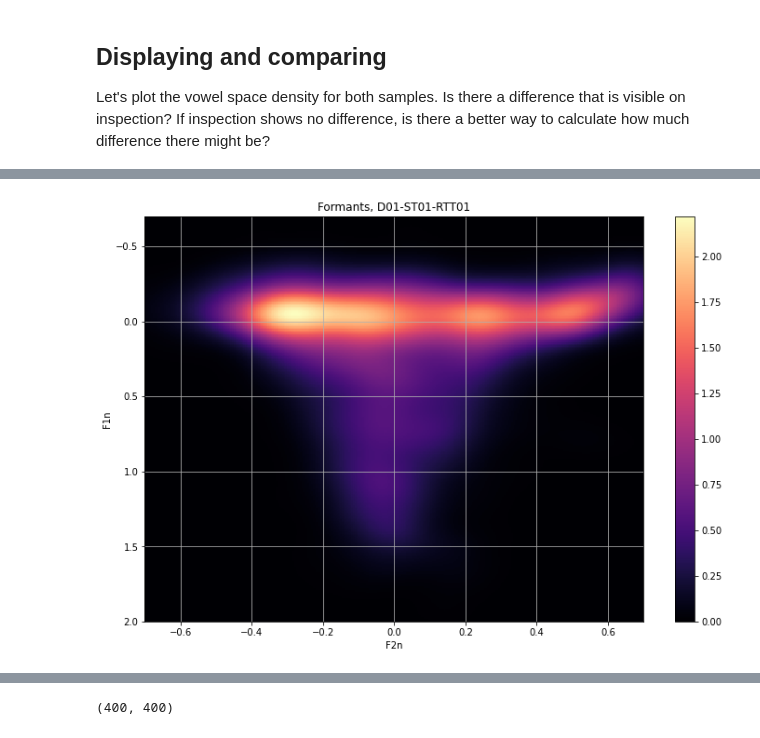
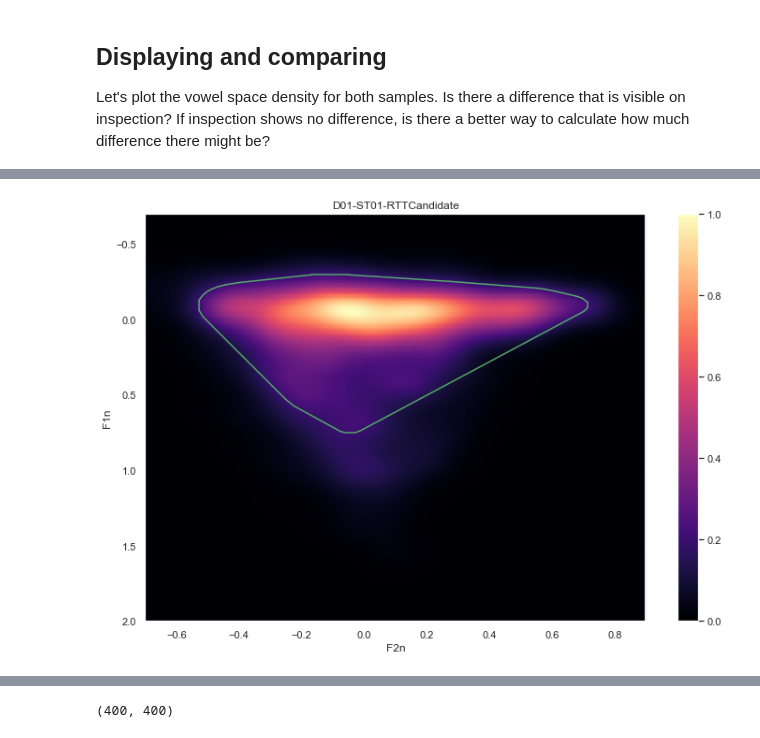
Before and after one commit to euangeleo/vsd-verify, a Jupyter notebook: Q1 - Same speaker different story/Q1 same speaker different story.ipynb, the cells around one changed output, grey strips where cells are left out. Cells and saved outputs as stored; diff of their text form; code cells hidden in the pictures.

Commit message:
Rewritten as functions
There are now functions for the collection, smoothing, and normalizing of formant data, and for the plotting of the vowel space density.

```diff
--- a/Q1 - Same speaker different story/Q1 same speaker different story.ipynb
+++ b/Q1 - Same speaker different story/Q1 same speaker different story.ipynb
@@ -2,15 +2,21 @@
 <h1>Comparing vocoid heatmaps for the same speaker</h1>
 I'd like to find out whether there is a noticeable difference in the vocoid heatmap that is produced when the same speaker tells two different stories. I can imagine that a different prevalence of vocabulary in different stories might end up creating different vocoid heatmaps, at times that are on the order of minutes. I'll be using two recorded stories from storyteller D01-ST01 (a woman).
 # %%
+# Importing the needed modules
+import parselmouth
+import tgt
+import csv
+import io
+import numpy as np
 import pandas as pd
-import numpy as np
-import csv
+import matplotlib.pyplot as plt
+%matplotlib inline
+import seaborn as sns
 
-# import matplotlib, start looking at data?
-%matplotlib inline
-import matplotlib.pyplot as plt
+sns.set() # Use seaborn's default style to make attractive graphs
 
 # INFO HERE: https://python-graph-gallery.com/85-density-plot-with-matplotlib/
 from scipy.stats import kde
+from scipy.spatial import ConvexHull
 
-from scipy.spatial import ConvexHull
+from scipy.signal import savgol_filter
@@ -54,0 +111,10 @@ story2_formants
+# %%
+# File 1 is , File 2 is
+path1 = "test1.wav"
+path2 = "test2n.wav"
+
+file1_title = 'D01-ST01-RTTCandidate'
+file2_title = 'D01-ST01-RTT01'
+
+formants1 = get_formants(path1, "female")
+formants2 = get_formants(path2, "female")
@@ -124,26 +257,4 @@ plt.show()
-# %%
-# formants["F2n", "F1n"].plot.kde
-fig, ax = plt.subplots()
-
-# Evaluate a gaussian kde on a regular grid of nbins x nbins over data extents
-nbins=400
-k = kde.gaussian_kde([story2_formants["F2n"],story2_formants["F1n"]])
-xi, yi = np.mgrid[story2_formants["F2n"].min():story2_formants["F2n"].max():nbins*1j,
-                  story2_formants["F1n"].min():story2_formants["F1n"].max():nbins*1j]
-zi = k(np.vstack([xi.flatten(), yi.flatten()]))
-
-# Make the plot
-plt.pcolormesh(xi, yi, zi.reshape(xi.shape), cmap=plt.cm.magma)
-plt.colorbar()
-
-ax.set_ylim(2.0, -0.7)  # decreasing F1
-ax.set_xlim(-0.7, 0.7)
-ax.set(xlabel='F2n', ylabel='F1n',
-       title='Formants, D01-ST01-RTT01')
-ax.grid()
-plt.rcParams['figure.figsize'] = [12, 8]
-
-#fig.savefig("D01-ST01-RTT01.png")
-plt.show()
-# %% [output]
-[figure, removed]
+# %%
+plot_vsd(formants1["F1n"], formants1["F2n"], file1_title, True, 0.2, False, False)
+# %% [output]
+[figure, added]
```
Also changed, not shown: parts of 22 cells of this notebook.
